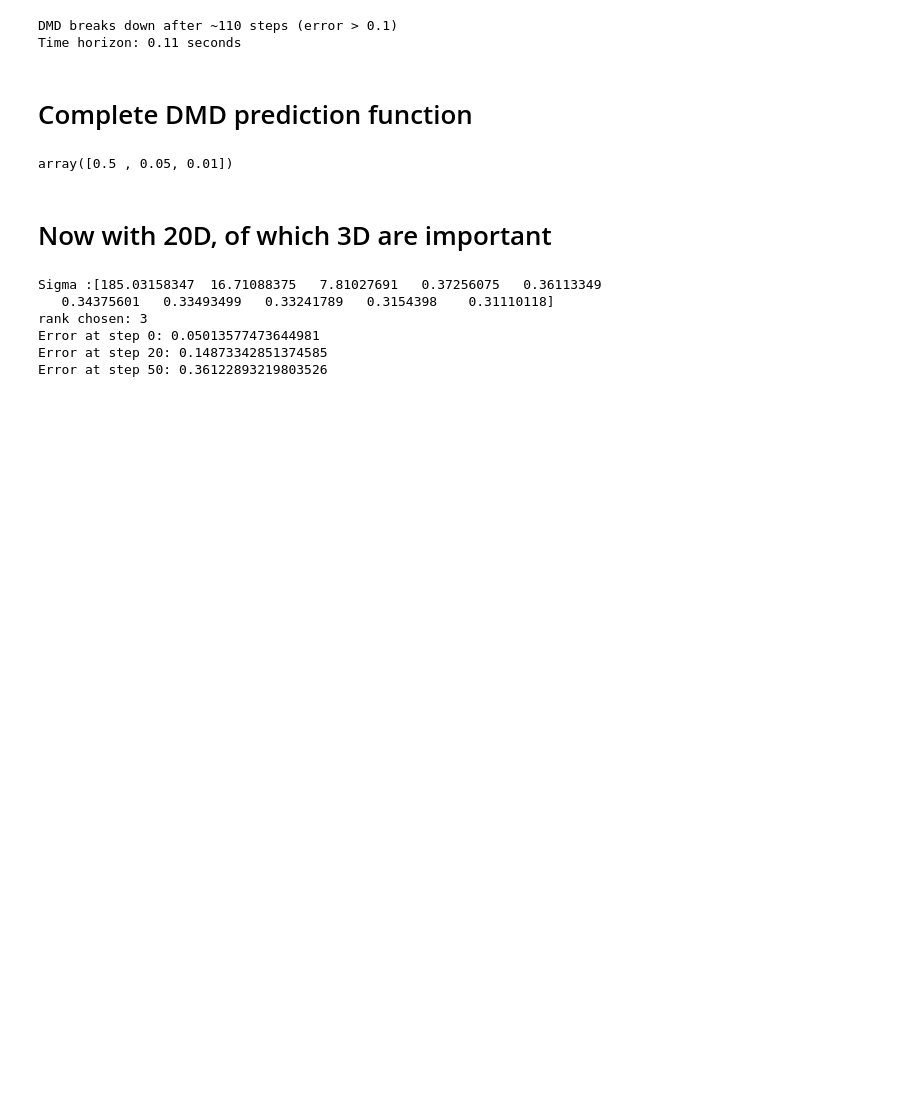
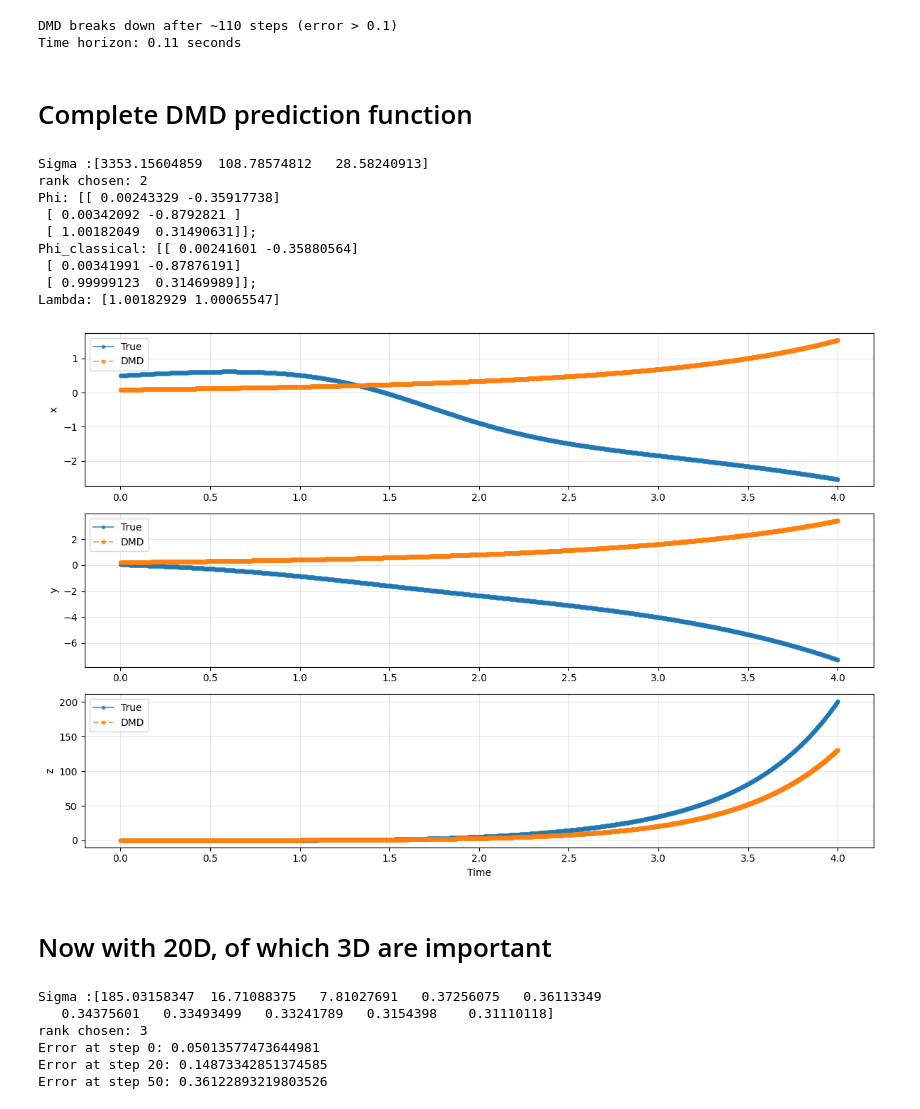
Before and after one commit to lukas-kramer07/DMD, a Jupyter notebook: src/dmd_sim.ipynb, the cells around one changed output. Saved outputs shown, nothing was run; the diff lists cells and outputs as text; code cells hidden in the pictures; blank space fills up the shorter version.

Commit message:
add different systems

```diff
--- a/src/dmd_sim.ipynb
+++ b/src/dmd_sim.ipynb
@@ -166,7 +166,7 @@ x_dmd_long = np.array([dmd_predict(k, Phi, Lambda, b) for k in k_long])
 fig, axes = plt.subplots(3, 1, figsize=(12, 8))
 for i in range(3):
     axes[i].plot(sol.t, sol.y[i], 'o-', label='True', markersize=3, alpha=0.7)
-    axes[i].plot(k_long * 0.001, x_dmd_long[:, i], 's--', label='DMD', markersize=3, alpha=0.7)
+    axes[i].plot(k_long * 4/4000, x_dmd_long[:, i], 's--', label='DMD', markersize=3, alpha=0.7)
     axes[i].set_ylabel(['x', 'y', 'z'][i])
     axes[i].legend()
     axes[i].grid(True, alpha=0.3)
@@ -223,8 +224,49 @@ def dmd_pred(snapshots,energy, x0):
-# %%
-pred = dmd_pred(snapshots,1,x0)
-pred(0)
-# %% [output]
-array([0.5 , 0.05, 0.01])
+# %%
+def dmd_plot(energy, t, steps, system, x0, noise_dim = 0):
+
+    # Time points (store solution at these times)
+    t_eval = np.linspace(0, t, steps)
+
+    # Solve ODE
+    sol = solve_ivp(system, t_span=(0, t), y0=x0, t_eval=t_eval, method='RK45')
+    snapshots = sol.y
+    if noise_dim > 0:
+        np.random.seed(42)
+        noise_level = 0.02  # Adjust if needed
+        noise = np.random.normal(0, noise_level, (noise_dim, steps))
+        snapshots = np.vstack((sol.y,noise))
+
+    pred, Phi, Phi_classical, Lambda = dmd_pred(snapshots,energy)
+    print(f"Phi: {Phi}; \nPhi_classical: {Phi_classical}; \nLambda: {Lambda}")
+    k_long = np.arange(0, steps)
+    x_dmd_long = np.array([pred(k) for k in k_long])
+
+    # Plot
+    fig, axes = plt.subplots(len(x0)+noise_dim, 1, figsize=(12, 8))
+    label = [f"x{i}" for i in range(len(x0))] + ['noise']*noise_dim
+    for i in range(len(x0)+noise_dim):
+        axes[i].plot(sol.t, snapshots[i], 'o-', label='True', markersize=3, alpha=0.7)
+        axes[i].plot(k_long * (t/steps), x_dmd_long[:, i], 's--', label='DMD', markersize=3, alpha=0.7)
+        axes[i].set_ylabel(label[i])
+        axes[i].legend()
+        axes[i].grid(True, alpha=0.3)
+
+    axes[-1].set_xlabel('Time')
+    plt.tight_layout()
+    plt.show()
+# %%
+dmd_plot(0.999,4,4000,system,x0)
+# %% [output]
+Sigma :[3353.15604859  108.78574812   28.58240913]
+rank chosen: 2
+Phi: [[ 0.00243329 -0.35917738]
+ [ 0.00342092 -0.8792821 ]
+ [ 1.00182049  0.31490631]];
+Phi_classical: [[ 0.00241601 -0.35880564]
+ [ 0.00341991 -0.87876191]
+ [ 0.99999123  0.31469989]];
+Lambda: [1.00182929 1.00065547]
+[figure, added]
 # %% [markdown]
 # Now with 20D, of which 3D are important
 # %%
```
Also changed, not shown: parts of 7 cells of this notebook.
